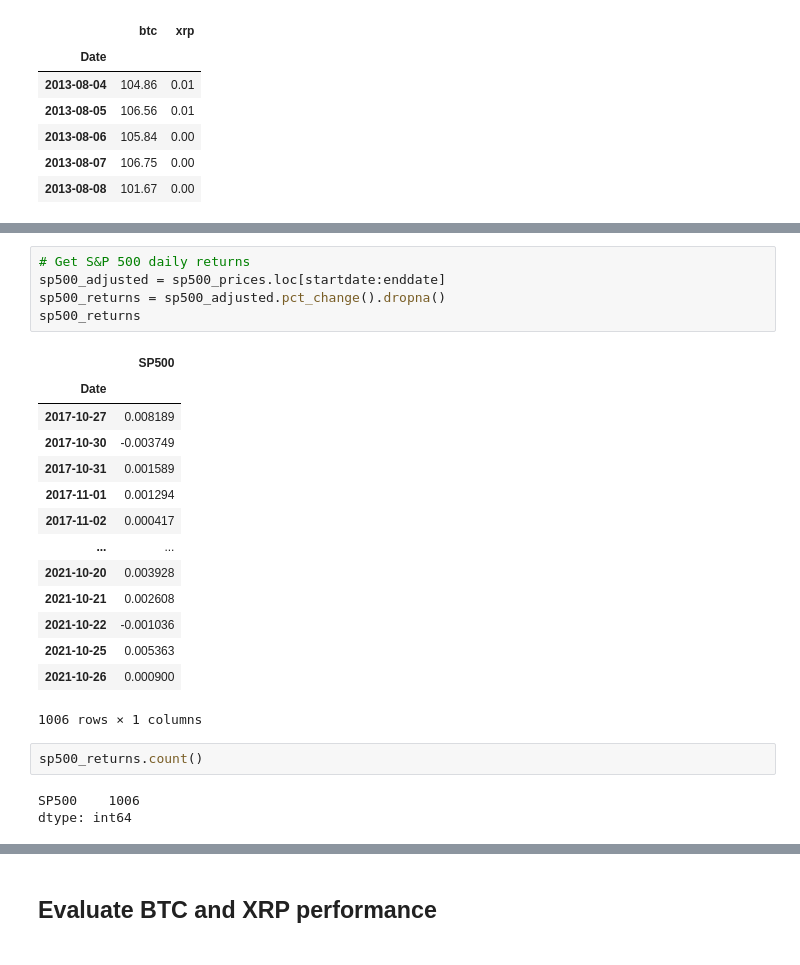
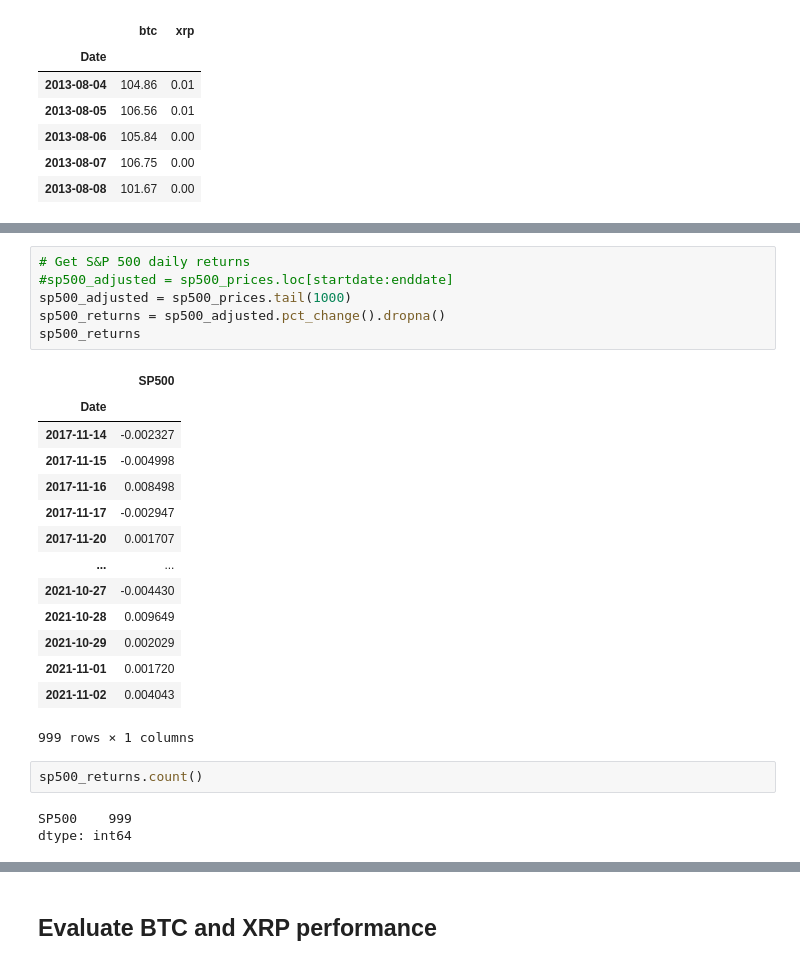
Before and after one commit to nairrekhabr/Project_3, a Jupyter notebook: btc_xrp_analysis/BTC_XRP.ipynb, the cells around one changed output, grey strips where cells are left out. Cells and saved outputs as stored; diff of their text form.

```diff
--- a/btc_xrp_analysis/BTC_XRP.ipynb
+++ b/btc_xrp_analysis/BTC_XRP.ipynb
@@ -144,27 +145,28 @@ cumulative_returns.head()
 # %%
 # Get S&P 500 daily returns
-sp500_adjusted = sp500_prices.loc[startdate:enddate]
+#sp500_adjusted = sp500_prices.loc[startdate:enddate]
+sp500_adjusted = sp500_prices.tail(1000)
 sp500_returns = sp500_adjusted.pct_change().dropna()
 sp500_returns
 # %% [output]
 |  | SP500 |
 | Date |  |
-| 2017-10-27 | 0.008189 |
-| 2017-10-30 | -0.003749 |
-| 2017-10-31 | 0.001589 |
-| 2017-11-01 | 0.001294 |
-| 2017-11-02 | 0.000417 |
+| 2017-11-14 | -0.002327 |
+| 2017-11-15 | -0.004998 |
+| 2017-11-16 | 0.008498 |
+| 2017-11-17 | -0.002947 |
+| 2017-11-20 | 0.001707 |
 | ... | ... |
-| 2021-10-20 | 0.003928 |
-| 2021-10-21 | 0.002608 |
-| 2021-10-22 | -0.001036 |
-| 2021-10-25 | 0.005363 |
-| 2021-10-26 | 0.000900 |
+| 2021-10-27 | -0.004430 |
+| 2021-10-28 | 0.009649 |
+| 2021-10-29 | 0.002029 |
+| 2021-11-01 | 0.001720 |
+| 2021-11-02 | 0.004043 |
-1006 rows × 1 columns
+999 rows × 1 columns
 # %%
 sp500_returns.count()
 # %% [output]
-SP500    1006
+SP500    999
 dtype: int64
 # %%
 daily_returns.count()
```
Also changed, not shown: parts of 14 cells of this notebook, 4 other files.
